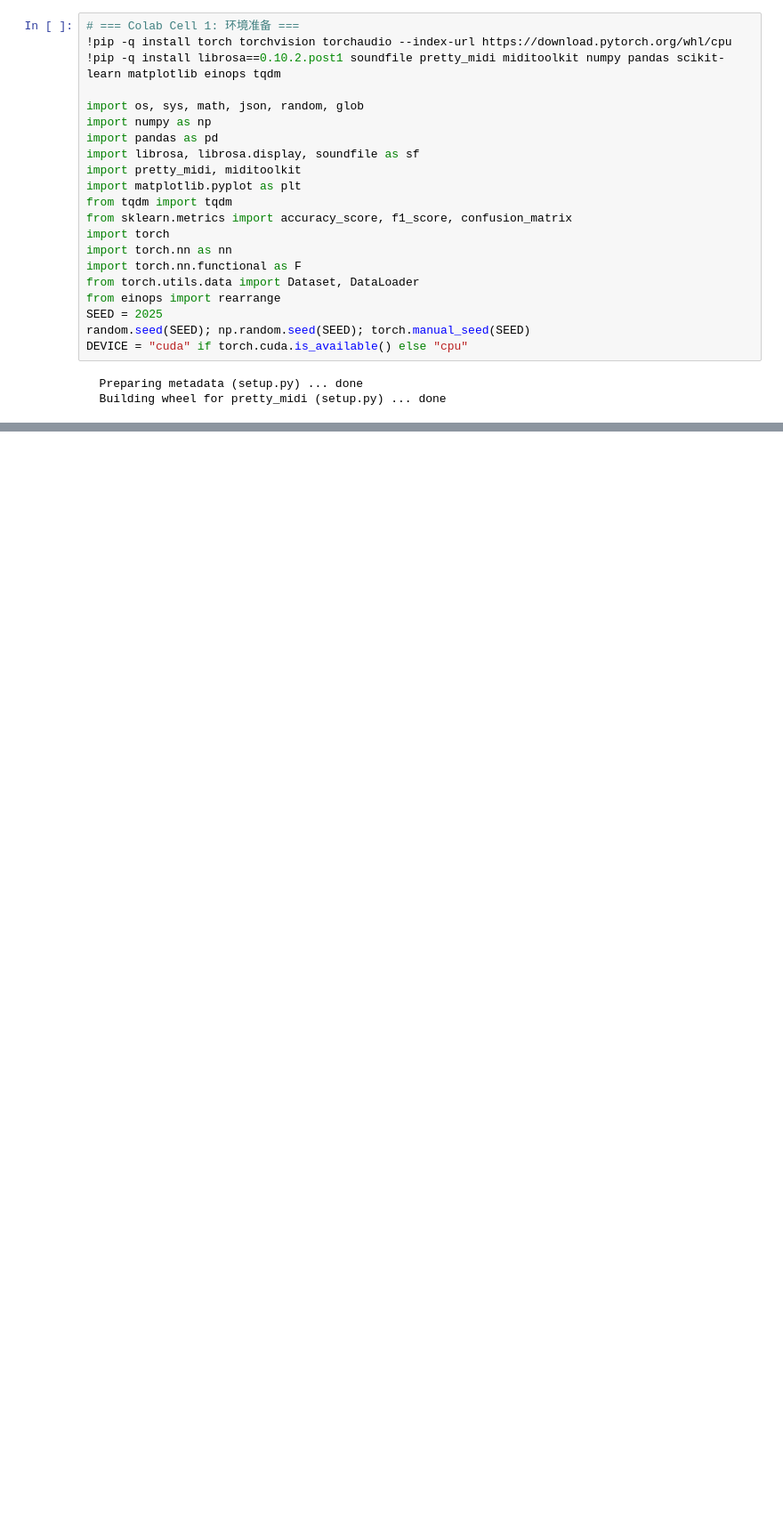
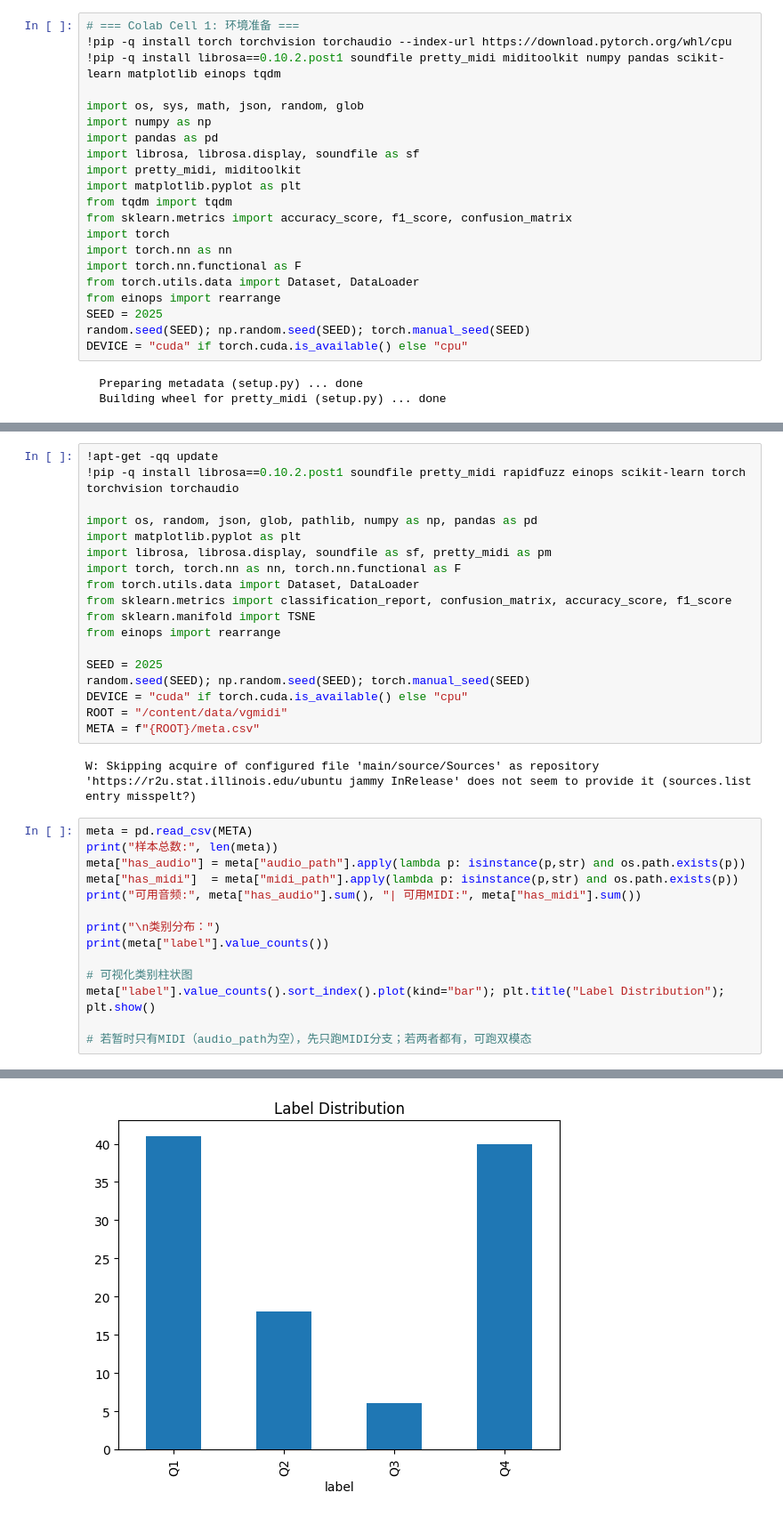
Before and after one commit to Bellecho/24point, a Jupyter notebook: music_emotion_recognition.ipynb, the cells around one changed output, grey strips where cells are left out. Shown at 89% size. Drawn from its saved outputs; the diff is of its cells as text; blank space fills up the shorter version.

```diff
--- a/music_emotion_recognition.ipynb
+++ b/music_emotion_recognition.ipynb
@@ -108,0 +563,35 @@ FileNotFoundError: [Errno 2] No such file or directory: '/content/vgmidi/vgmidi_
+# %%
+!apt-get -qq update
+!pip -q install librosa==0.10.2.post1 soundfile pretty_midi rapidfuzz einops scikit-learn torch torchvision torchaudio
+
+import os, random, json, glob, pathlib, numpy as np, pandas as pd
+import matplotlib.pyplot as plt
+import librosa, librosa.display, soundfile as sf, pretty_midi as pm
+import torch, torch.nn as nn, torch.nn.functional as F
+from torch.utils.data import Dataset, DataLoader
+from sklearn.metrics import classification_report, confusion_matrix, accuracy_score, f1_score
+from sklearn.manifold import TSNE
+from einops import rearrange
+
+SEED = 2025
+random.seed(SEED); np.random.seed(SEED); torch.manual_seed(SEED)
+DEVICE = "cuda" if torch.cuda.is_available() else "cpu"
+ROOT = "/content/data/vgmidi"
+META = f"{ROOT}/meta.csv"
+# %% [output]
+W: Skipping acquire of configured file 'main/source/Sources' as repository 'https://r2u.stat.illinois.edu/ubuntu jammy InRelease' does not seem to provide it (sources.list entry misspelt?)
+# %%
+meta = pd.read_csv(META)
+print("样本总数:", len(meta))
+meta["has_audio"] = meta["audio_path"].apply(lambda p: isinstance(p,str) and os.path.exists(p))
+meta["has_midi"]  = meta["midi_path"].apply(lambda p: isinstance(p,str) and os.path.exists(p))
+print("可用音频:", meta["has_audio"].sum(), "| 可用MIDI:", meta["has_midi"].sum())
+
+print("\n类别分布：")
+print(meta["label"].value_counts())
+
+# 可视化类别柱状图
+meta["label"].value_counts().sort_index().plot(kind="bar"); plt.title("Label Distribution"); plt.show()
+
+# 若暂时只有MIDI（audio_path为空），先只跑MIDI分支；若两者都有，可跑双模态
+# %% [output]
@@ -108,0 +608 @@ FileNotFoundError: [Errno 2] No such file or directory: '/content/vgmidi/vgmidi_
+[figure, added]
```
Also changed, not shown: parts of 22 cells of this notebook.
